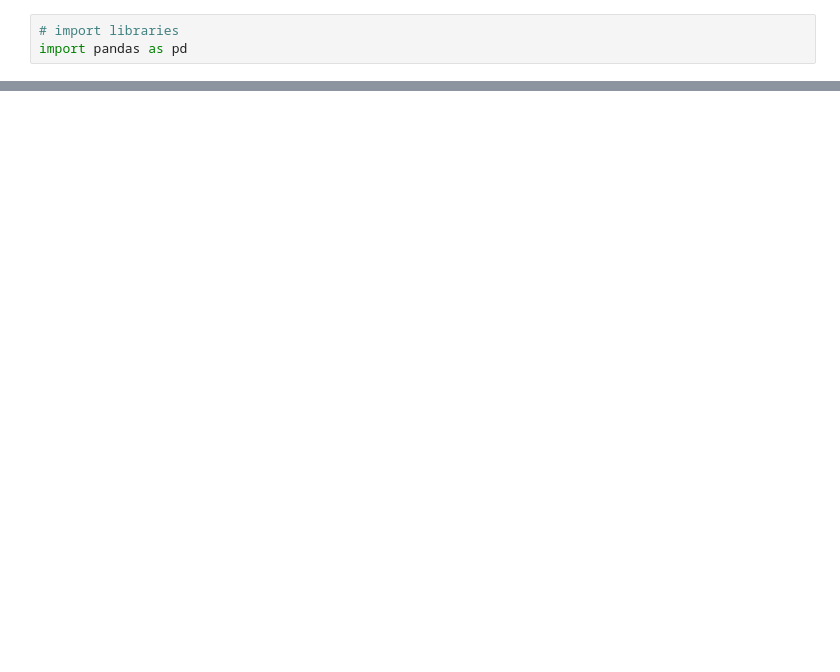
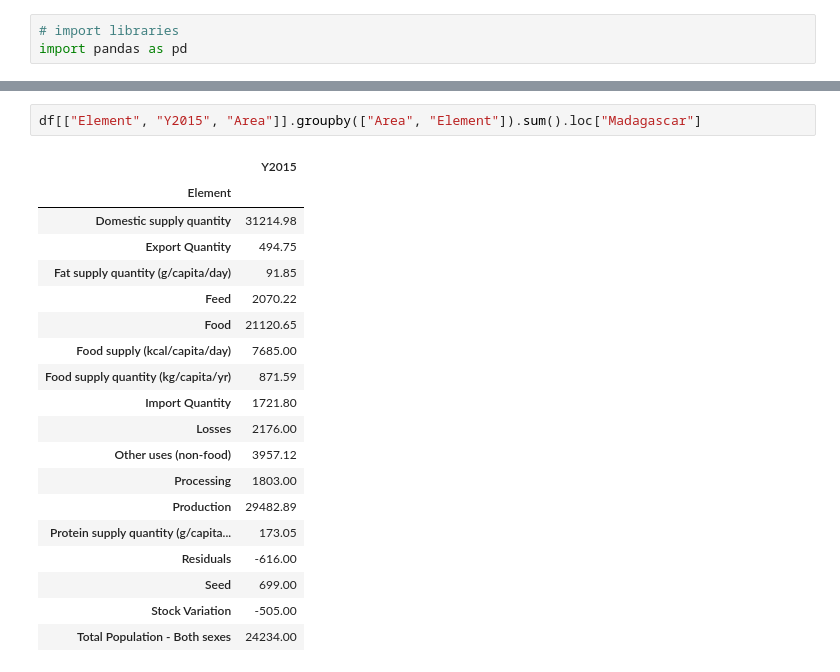
Before and after one commit to NdAbdulsalaam/hamoye_quiz, a Jupyter notebook: noflag.ipynb, the cells around one changed output, grey strips where cells are left out. Cells and saved outputs as stored; diff of their text form; blank space fills up the shorter version.

```diff
--- a/noflag.ipynb
+++ b/noflag.ipynb
@@ -55,0 +191,22 @@ df.describe(include = 'O')
+# %%
+df[["Element", "Y2015", "Area"]].groupby(["Area", "Element"]).sum().loc["Madagascar"]
+# %% [output]
+|  | Y2015 |
+| Element |  |
+| Domestic supply quantity | 31214.98 |
+| Export Quantity | 494.75 |
+| Fat supply quantity (g/capita/day) | 91.85 |
+| Feed | 2070.22 |
+| Food | 21120.65 |
+| Food supply (kcal/capita/day) | 7685.00 |
+| Food supply quantity (kg/capita/yr) | 871.59 |
+| Import Quantity | 1721.80 |
+| Losses | 2176.00 |
+| Other uses (non-food) | 3957.12 |
+| Processing | 1803.00 |
+| Production | 29482.89 |
+| Protein supply quantity (g/capita... | 173.05 |
+| Residuals | -616.00 |
+| Seed | 699.00 |
+| Stock Variation | -505.00 |
+| Total Population - Both sexes | 24234.00 |
```
Also changed, not shown: parts of 29 cells of this notebook.
